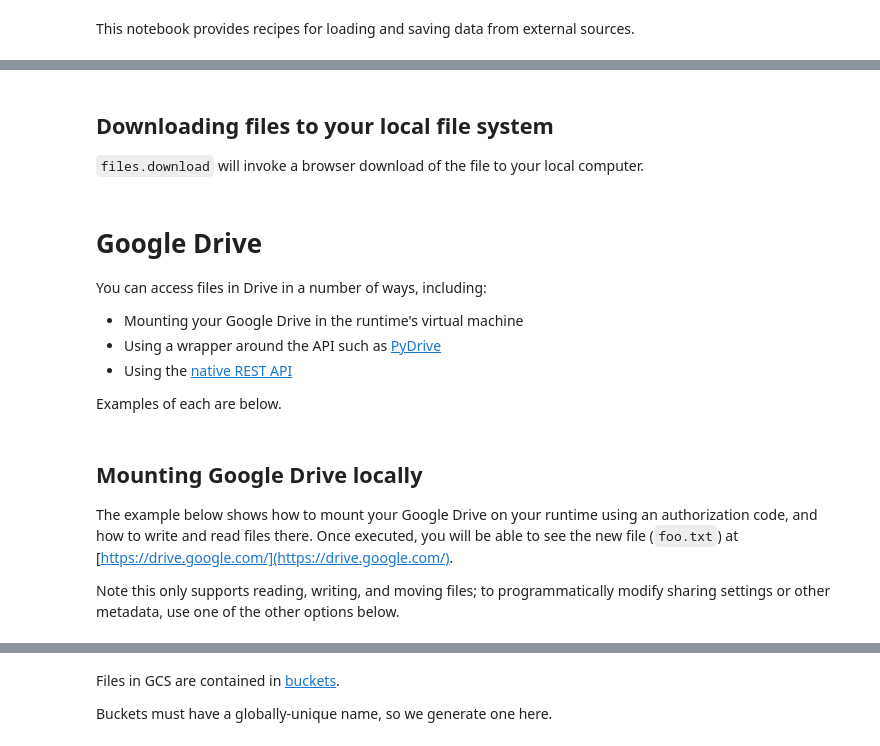
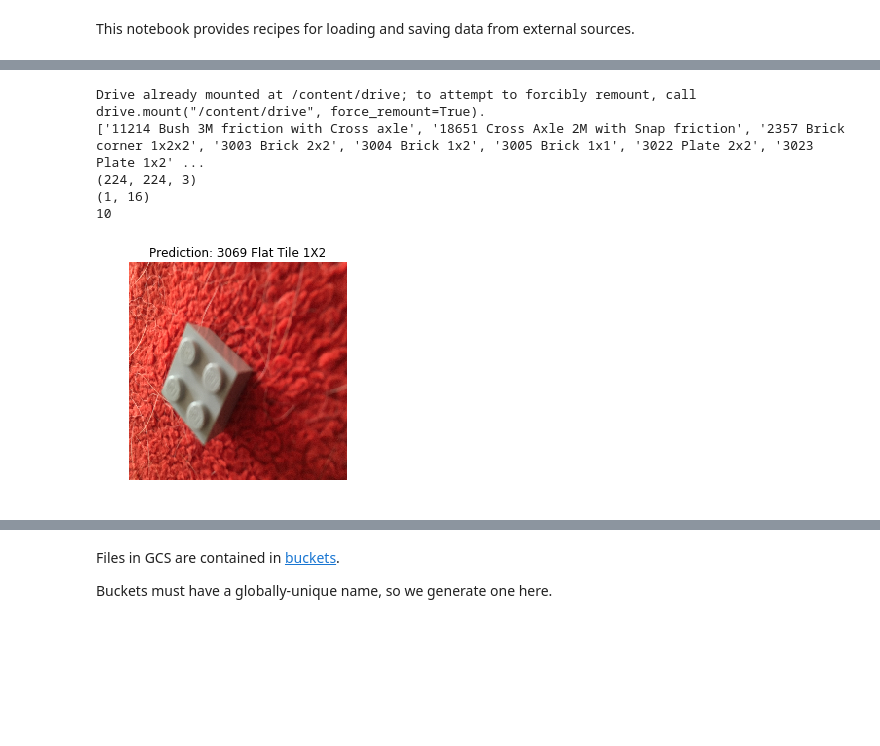
Before and after one commit to Gadgeteering/Lego-Machine-Learning-Dataset, a Jupyter notebook: Copy_of_External_data_Local_Files,_Drive,_Sheets,_and_Cloud_Storage.ipynb, the cells around one changed output, grey strips where cells are left out. Saved outputs shown, nothing was run; the diff lists cells and outputs as text; code cells hidden in the pictures; blank space fills up the shorter version.

```diff
--- a/Copy_of_External_data_Local_Files,_Drive,_Sheets,_and_Cloud_Storage.ipynb
+++ b/Copy_of_External_data_Local_Files,_Drive,_Sheets,_and_Cloud_Storage.ipynb
@@ -154,4 +149,0 @@ for fn in uploaded.keys():
-# %% [markdown]
-## Downloading files to your local file system
-
-`files.download` will invoke a browser download of the file to your local computer.
@@ -165,20 +150,53 @@ files.download('example.txt')
-# %% [markdown]
-# Google Drive
-
-You can access files in Drive in a number of ways, including:
-- Mounting your Google Drive in the runtime's virtual machine
-- Using a wrapper around the API such as [PyDrive](https://gsuitedevs.github.io/PyDrive/docs/build/html/index.html)
-- Using the [native REST API](https://developers.google.com/drive/v3/web/about-sdk)
-
-
-
-Examples of each are below.
-# %% [markdown]
-## Mounting Google Drive locally
-
-The example below shows how to mount your Google Drive on your runtime using an authorization code, and how to write and read files there. Once executed, you will be able to see the new file (`foo.txt`) at [https://drive.google.com/](https://drive.google.com/).
-
-Note this only supports reading, writing, and moving files; to programmatically modify sharing settings or other metadata, use one of the other options below.
+# %%
+from __future__ import absolute_import, division, print_function, unicode_literals
+
+import matplotlib.pylab as plt
+
+!pip install -q tensorflow-gpu==2.0.0-beta1
+import tensorflow as tf
+from tensorflow import keras
+
+!pip install -q tensorflow_hub
+import tensorflow_hub as hub
+import numpy as np
+import PIL.Image as Image
+from google.colab import drive
+import pathlib
+drive.mount('/content/drive')
+from tensorflow.keras import layers
+train_path = '/content/drive/My Drive/DATA/LEGO brick images/train'
+data_root = pathlib.Path(train_path)
+label_names = sorted(item.name for item in data_root.glob('*/') if item.is_dir())
+print (label_names)
+saved_model_path = "/content/drive/My Drive/tmp/saved_models/1563018592/"
+test_path = '/content/drive/My Drive/DATA/LEGO brick images/test/test5.JPG'
+IMAGE_SHAPE = (224, 224)
+classifier = keras.experimental.load_from_saved_model(saved_model_path)
+img = Image.open(test_path).resize(IMAGE_SHAPE)
+#print(img)
+img = np.array(img)/255.0
+print(img.shape)
+result = classifier.predict(img[np.newaxis, ...])
+print(result.shape)
+#classifier.summary()
+#print(classifier.predict(img).shape)
+print(np.argmax(result[0]))
+predicted_class = np.argmax(result[0], axis=-1)
+#print(predicted_class)
+#print(list(predicted_class))
+#labels_path = tf.keras.utils.get_file('ImageNetLabels.txt','https://storage.googleapis.com/download.tensorflow.org/data/ImageNetLabels.txt')
+#imagenet_labels = np.array(open(labels_path).read().splitlines())
+plt.imshow(img)
+plt.axis('off')
+predicted_class_name = label_names[predicted_class]
+_ = plt.title("Prediction: " + predicted_class_name.title())
+# %% [output]
+Drive already mounted at /content/drive; to attempt to forcibly remount, call drive.mount("/content/drive", force_remount=True).
+['11214 Bush 3M friction with Cross axle', '18651 Cross Axle 2M with Snap friction', '2357 Brick corner 1x2x2', '3003 Brick 2x2', '3004 Brick 1x2', '3005 Brick 1x1', '3022 Plate 2x2', '3023 Plate 1x2' ...
+(224, 224, 3)
+(1, 16)
+10
+[figure, added]
 # %%
 from google.colab import drive
 drive.mount('/content/drive')
```
Also changed, not shown: parts of 42 cells of this notebook.
